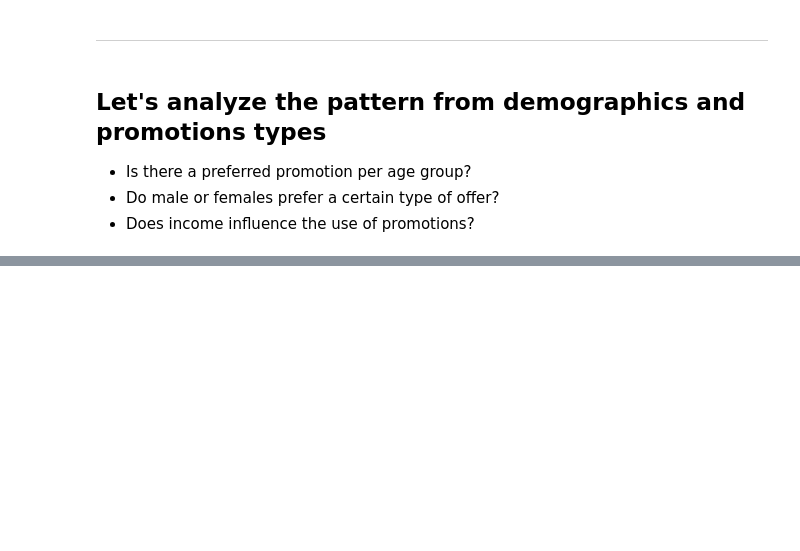
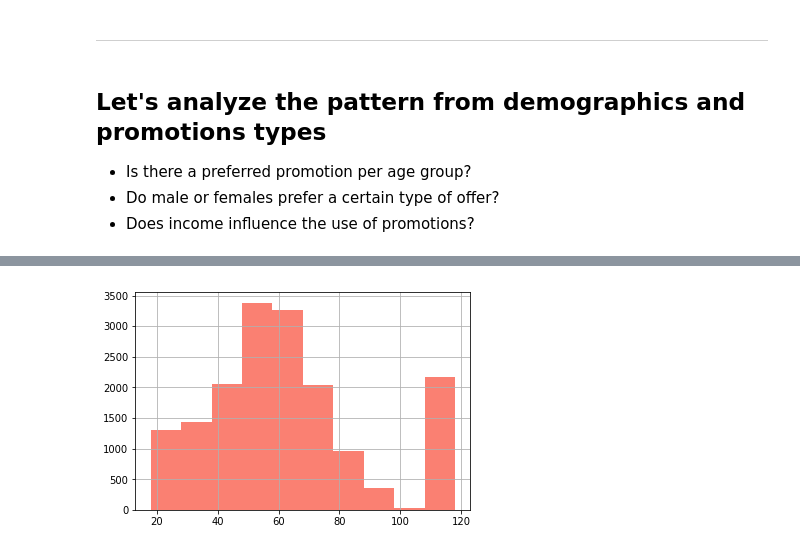
Before and after one commit to HunterKane/Starbucks-Reward-App-, a Jupyter notebook: Starbucks_Capstone_notebook-2.ipynb, the cells around one changed output, grey strips where cells are left out. Drawn from its saved outputs; the diff is of its cells as text; code cells hidden in the pictures; blank space fills up the shorter version.

```diff
--- a/Starbucks_Capstone_notebook-2.ipynb
+++ b/Starbucks_Capstone_notebook-2.ipynb
@@ -581 +590,5 @@ plt.show()
+# %%
+profile.age.hist(color = 'salmon');
+# %% [output]
+[figure, added]
 # %%
```
Also changed, not shown: parts of 16 cells of this notebook.
